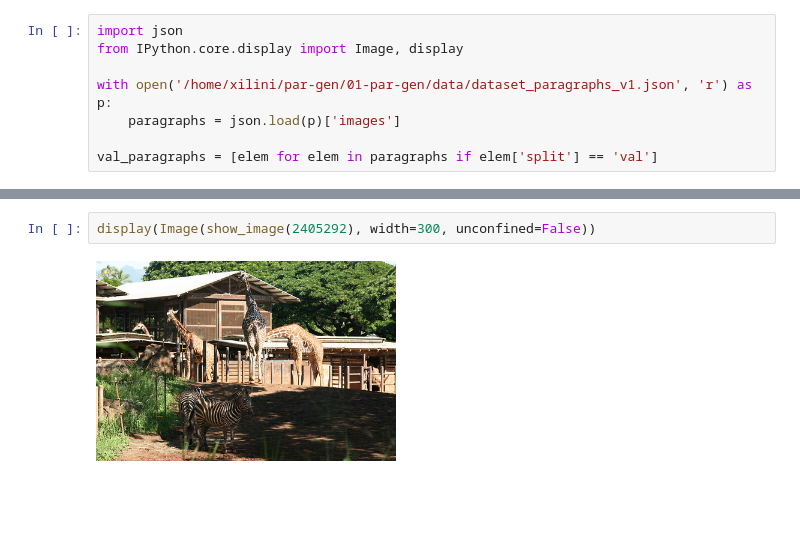
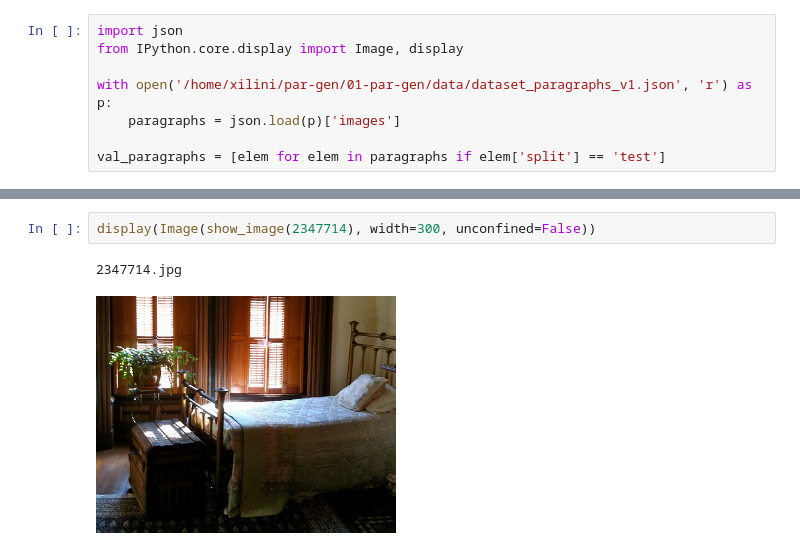
Before and after one commit to nilinykh/01-par-gen, a Jupyter notebook: model/visualise.ipynb, the cells around one changed output, grey strips where cells are left out. Saved outputs shown, nothing was run; the diff lists cells and outputs as text; blank space fills up the shorter version.

```diff
--- a/model/visualise.ipynb
+++ b/model/visualise.ipynb
@@ -5,7 +5,7 @@ from IPython.core.display import Image, display
 with open('/home/xilini/par-gen/01-par-gen/data/dataset_paragraphs_v1.json', 'r') as p:
     paragraphs = json.load(p)['images']
 
-val_paragraphs = [elem for elem in paragraphs if elem['split'] == 'val']
+val_paragraphs = [elem for elem in paragraphs if elem['split'] == 'test']
 # %%
 def show_image(image_id):
     vis_data_basepath = '/home/xilini/vis-data/'
@@ -27,5 +29,6 @@ dict_values([['there are grazing in a of a tree . <end>', 'the is two in one . <
 ------------------
 # %%
-display(Image(show_image(2405292), width=300, unconfined=False))
+display(Image(show_image(2347714), width=300, unconfined=False))
 # %% [output]
+2347714.jpg
-[figure, old version]
+[figure, new version]
```
Also changed, not shown: parts of 2 cells of this notebook, 2 other files.
